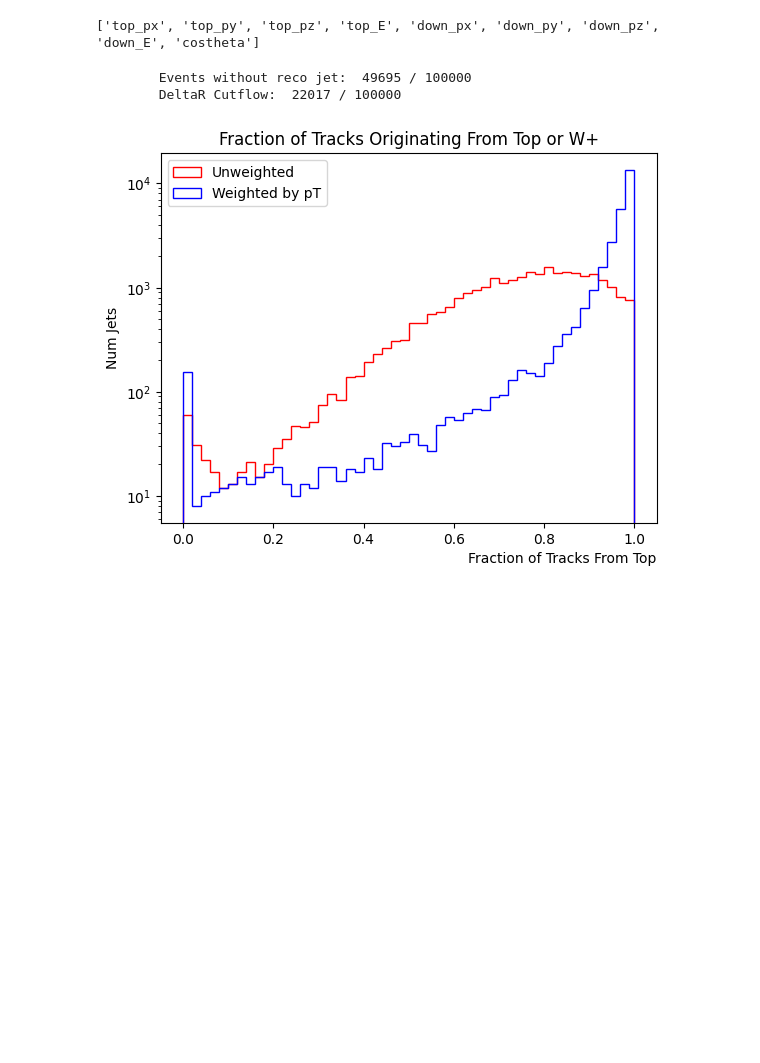
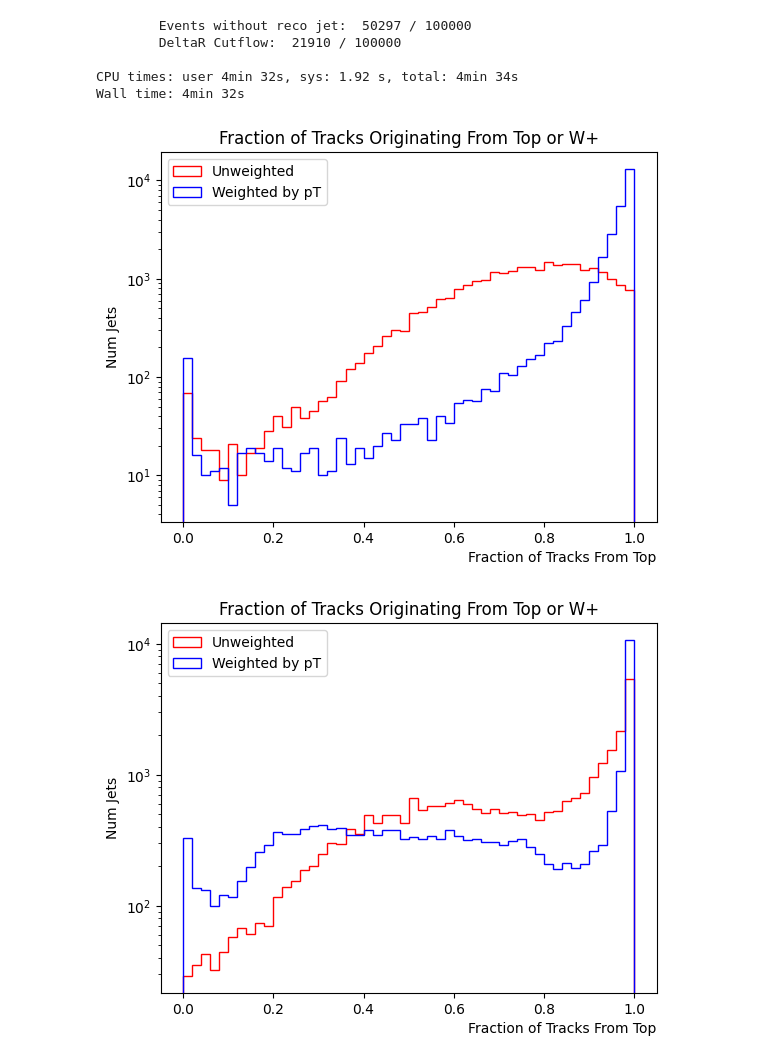
Before and after one commit to LukeV37/Top_Polarimetry, a Jupyter notebook: model/Preprocessing.ipynb, the cells around one changed output. Saved outputs shown, nothing was run; the diff lists cells and outputs as text; code cells hidden in the pictures; blank space fills up the shorter version.

Commit message:
add down history

```diff
--- a/model/Preprocessing.ipynb
+++ b/model/Preprocessing.ipynb
@@ -25,9 +25,10 @@ with uproot.open("../pythia/dataset.root:fastjet") as f:
     trk_z0 = f['trk_z0'].array()
 
     trk_origin = f['trk_origin'].array()
+    trk_fromDown = f['trk_fromDown'].array()
 # %%
 with uproot.open("../madgraph/labels.root:labels") as f:
-    print(f.keys())
+    #print(f.keys())
     top_px = f['top_px'].array()
     top_py = f['top_py'].array()
     top_pz = f['top_pz'].array()
@@ -36,8 +37,6 @@ with uproot.open("../madgraph/labels.root:labels") as f:
     down_py = f['down_py'].array()
     down_pz = f['down_pz'].array()
     costheta = f['costheta'].array()
-# %% [output]
-['top_px', 'top_py', 'top_pz', 'top_E', 'down_px', 'down_py', 'down_pz', 'down_E', 'costheta']
 # %%
 # Initialize output features
 
@@ -55,6 +54,8 @@ selected_trk_q = []
 selected_trk_d0 = []
 selected_trk_z0 = []
 selected_trk_origin = []
+selected_trk_fromDown = []
+
 
 # Label
 selected_top_px = []
@@ -68,7 +69,7 @@ selected_costheta = []
 # %%
 deltaR_cut = 1.0
 # %%
-#%%time
+%%time
 # Initialize lists for plotting
 pt_partons = []
 pt_fat_jets = []
@@ -78,6 +79,9 @@ deltaPhi = []
 
 unweighted_origins = []
 weighted_origins = []
+
+unweighted_fromDown = []
+weighted_fromDown = []
 
 missing_jet=0
 cutflow_deltaR=0
@@ -122,16 +126,24 @@ for i in range(num_events):
     # Calculate Truth Origins
     weights = trk_pt[i][argmin]
     origins = trk_origin[i][argmin]
-
     fromTop = origins==6
     fromW = origins==24
     fromHadronic=fromTop|fromW
-
     unweighted = ak.mean(fromHadronic,axis=0)
     weighted = ak.mean(fromHadronic,axis=0,weight=weights)
-
     unweighted_origins.append(unweighted)
     weighted_origins.append(weighted)
+
+    # Calculate Truth fromDown
+    weights = trk_pt[i][argmin]
+    origins = trk_fromDown[i][argmin]
+    fromD = abs(origins)==1
+    fromS = abs(origins)==3
+    fromDown=fromD|fromS
+    unweighted = ak.mean(fromDown,axis=0)
+    weighted = ak.mean(fromDown,axis=0,weight=weights)
+    unweighted_fromDown.append(unweighted)
+    weighted_fromDown.append(weighted)
 
     # Fill output vars
     # Jet Feats
@@ -148,6 +160,8 @@ for i in range(num_events):
     selected_trk_d0.append(trk_d0[i][argmin])
     selected_trk_z0.append(trk_z0[i][argmin])
     selected_trk_origin.append(trk_origin[i][argmin])
+    selected_trk_fromDown.append(trk_fromDown[i][argmin])
+
 
     # Label
     selected_top_px.append(top_px[i])
@@ -163,19 +177,32 @@ print("\tEvents without reco jet: ", missing_jet, "/", num_events)
 print("\tDeltaR Cutflow: ", cutflow_deltaR, "/", num_events)
 print()
 # %% [output]
-        Events without reco jet:  49695 / 100000
-        DeltaR Cutflow:  22017 / 100000
+        Events without reco jet:  50297 / 100000
+        DeltaR Cutflow:  21910 / 100000
+
+CPU times: user 4min 32s, sys: 1.92 s, total: 4min 34s
+Wall time: 4min 32s
 # %%
 plt.title("Fraction of Tracks Originating From Top or W+")
 plt.hist(unweighted_origins,bins=50,range=(0,1),color='r',histtype='step',label="Unweighted")
 plt.hist(weighted_origins,bins=50,range=(0,1),color='b',histtype='step',label="Weighted by pT")
 plt.yscale('log')
 plt.ylabel('Num Jets')
 plt.xlabel('Fraction of Tracks From Top',loc='right')
 plt.legend()
 plt.show()
+
+plt.title("Fraction of Tracks Originating From Down")
+plt.hist(unweighted_fromDown,bins=50,range=(0,1),color='r',histtype='step',label="Unweighted")
+plt.hist(weighted_fromDown,bins=50,range=(0,1),color='b',histtype='step',label="Weighted by pT")
+plt.yscale('log')
+plt.ylabel('Num Jets')
+plt.xlabel('Fraction of Tracks From Top',loc='right')
+plt.legend()
+plt.show()
 # %% [output]
-[figure, old version]
+[figure, new version]
+[figure, added]
 # %%
 #fig1, ax1 = plt.subplots()
 fig2, ax2 = plt.subplots()
```
Also changed, not shown: parts of 4 cells of this notebook.
